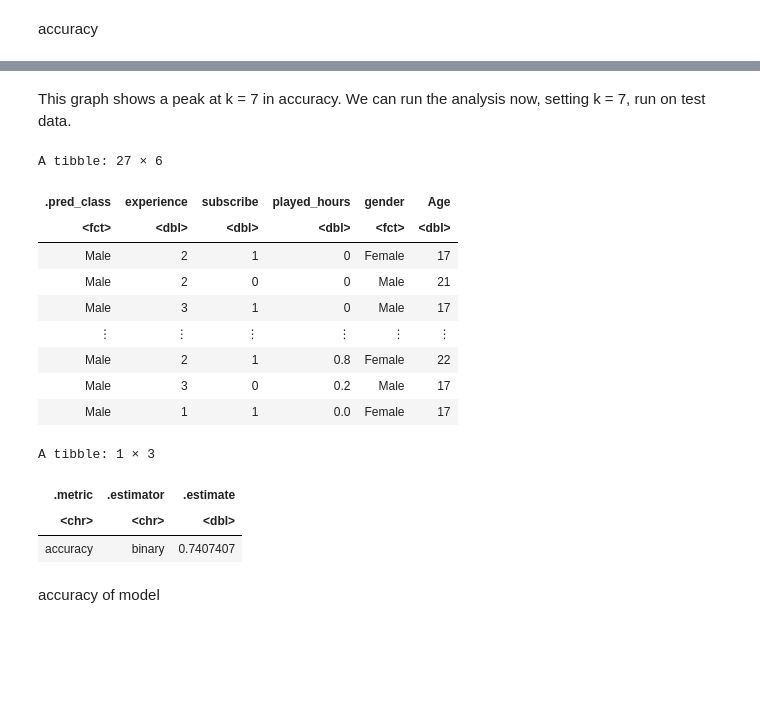
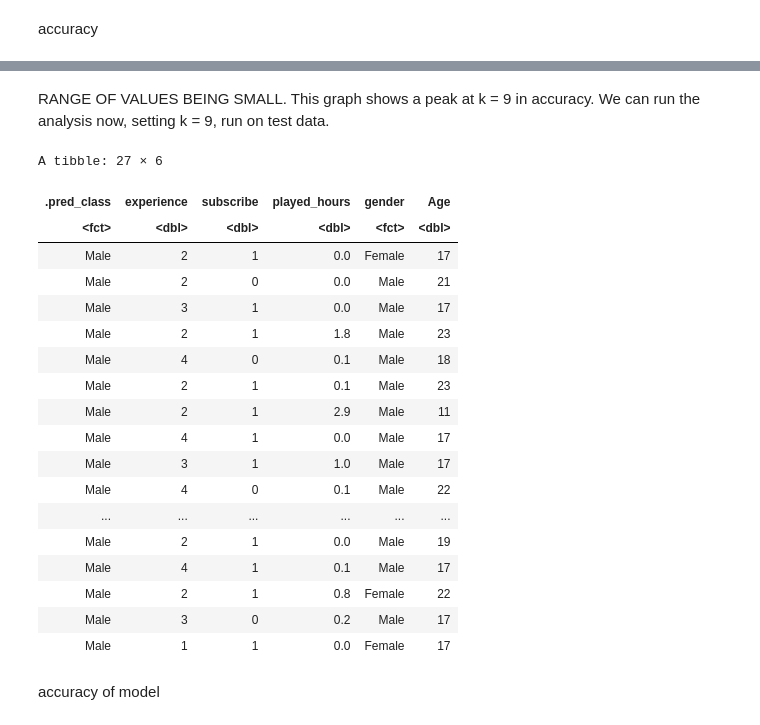
Before and after one commit to ellailan/PLAICRAFT-Data-Analysis, a Jupyter notebook: data-analysis.ipynb, the cells around one changed output, grey strips where cells are left out. Cells and saved outputs as stored; diff of their text form; code cells hidden in the pictures; blank space fills up the shorter version.

```diff
--- a/data-analysis.ipynb
+++ b/data-analysis.ipynb
@@ -89,0 +78,25 @@ A tibble: 196 × 5
+# %%
+#looking at the most common responses and averages in the dataset, players
+
+mean_hours <- players |> summarize(mean_played_hours = mean(played_hours, na.rm = TRUE))
+mean_age <- players |> summarize(mean_age = mean(Age, na.rm = TRUE))
+
+median_hours <- players |> summarize(median_played_hours = median(played_hours, na.rm = TRUE))
+median_age <- players |> summarize(median_age = median(Age, na.rm = TRUE))
+
+gender <- players |> select(gender) |> count(gender, sort = TRUE)
+most_pop_gender <- gender |>
+                    slice_head(n = 1) |>
+                    select(- n)
+
+experience <- players |>
+                select(experience) |>
+                count(experience, sort = TRUE)
+
+most_pop_experience <- experience |>
+                        slice_head(n = 1) |>
+                        select(- n)
+
+players_summaries <- bind_cols(mean_age, median_age, mean_hours, median_hours, most_pop_gender, most_pop_experience)
+
+players_summaries
@@ -125,13 +201,24 @@ EXPLAIN what was found in graphs, EXPLAIN WE NOW R LOOKING AT DISTRIBUTION ACROS
 # %%
-
 experience_gender <- players |> ggplot(aes(x = experience, fill = gender)) +
   geom_bar(position = "fill") +
   labs(color = "Gender", y = "Count", x = "Skill Level") +
-    ggtitle("Self-Reported Experience Levels
+    ggtitle("Figure 7: Self-Reported Experience Levels
             and Genders of Players") +
     theme(text = element_text(size = 16)) +
     scale_fill_brewer(palette = 'Pastel1')
 
 
+players <- players |>
+  mutate(AgeGroup = cut_width(Age, width = 5, boundary = 0, closed = "left"))
+
+experience_age <- players |> ggplot(aes(x = experience, fill = AgeGroup)) +
+  geom_bar(position = "fill") +
+  labs(color = "Age Group", y = "Count", x = "Skill Level") +
+    ggtitle("Figure 8: Self-Reported Experience Levels
+            and Age of Players") +
+    theme(text = element_text(size = 16)) +
+    scale_fill_brewer(palette = 'Pastel2')
+
 experience_gender
+experience_age
 # %% [output]
@@ -205,34 +303,39 @@ accuracy_versus_k
 # %% [markdown]
-This graph shows a peak at k = 7 in accuracy. We can run the analysis now, setting k = 7, run on test data.
+RANGE OF VALUES BEING SMALL. This graph shows a peak at k = 9 in accuracy. We can run the analysis now, setting k = 9, run on test data.
 # %%
-gender_spec <- nearest_neighbor(weight_func = "rectangular", neighbors = 7) |>
+gender_spec <- nearest_neighbor(weight_func = "rectangular", neighbors = 9) |>
       set_engine("kknn") |>
       set_mode("classification")
 
 gender_fit <- workflow() |>
       add_recipe(gender_recipe) |>
       add_model(gender_spec) |>
       fit(data = gender_train)
 
 gender_test_predictions <- predict(gender_fit , gender_test) |>
       bind_cols(gender_test)
 
 gender_test_predictions
 # %% [output]
 A tibble: 27 × 6
 | .pred_class | experience | subscribe | played_hours | gender | Age |
 | <fct> | <dbl> | <dbl> | <dbl> | <fct> | <dbl> |
-| Male | 2 | 1 | 0 | Female | 17 |
-| Male | 2 | 0 | 0 | Male | 21 |
-| Male | 3 | 1 | 0 | Male | 17 |
-| ⋮ | ⋮ | ⋮ | ⋮ | ⋮ | ⋮ |
+| Male | 2 | 1 | 0.0 | Female | 17 |
+| Male | 2 | 0 | 0.0 | Male | 21 |
+| Male | 3 | 1 | 0.0 | Male | 17 |
+| Male | 2 | 1 | 1.8 | Male | 23 |
+| Male | 4 | 0 | 0.1 | Male | 18 |
+| Male | 2 | 1 | 0.1 | Male | 23 |
+| Male | 2 | 1 | 2.9 | Male | 11 |
+| Male | 4 | 1 | 0.0 | Male | 17 |
+| Male | 3 | 1 | 1.0 | Male | 17 |
+| Male | 4 | 0 | 0.1 | Male | 22 |
+| ... | ... | ... | ... | ... | ... |
+| Male | 2 | 1 | 0.0 | Male | 19 |
+| Male | 4 | 1 | 0.1 | Male | 17 |
 | Male | 2 | 1 | 0.8 | Female | 22 |
 | Male | 3 | 0 | 0.2 | Male | 17 |
 | Male | 1 | 1 | 0.0 | Female | 17 |
-A tibble: 1 × 3
-| .metric | .estimator | .estimate |
-| <chr> | <chr> | <dbl> |
-| accuracy | binary | 0.7407407 |
 # %% [markdown]
 accuracy of model
 # %%
```
Also changed, not shown: parts of 19 cells of this notebook.
